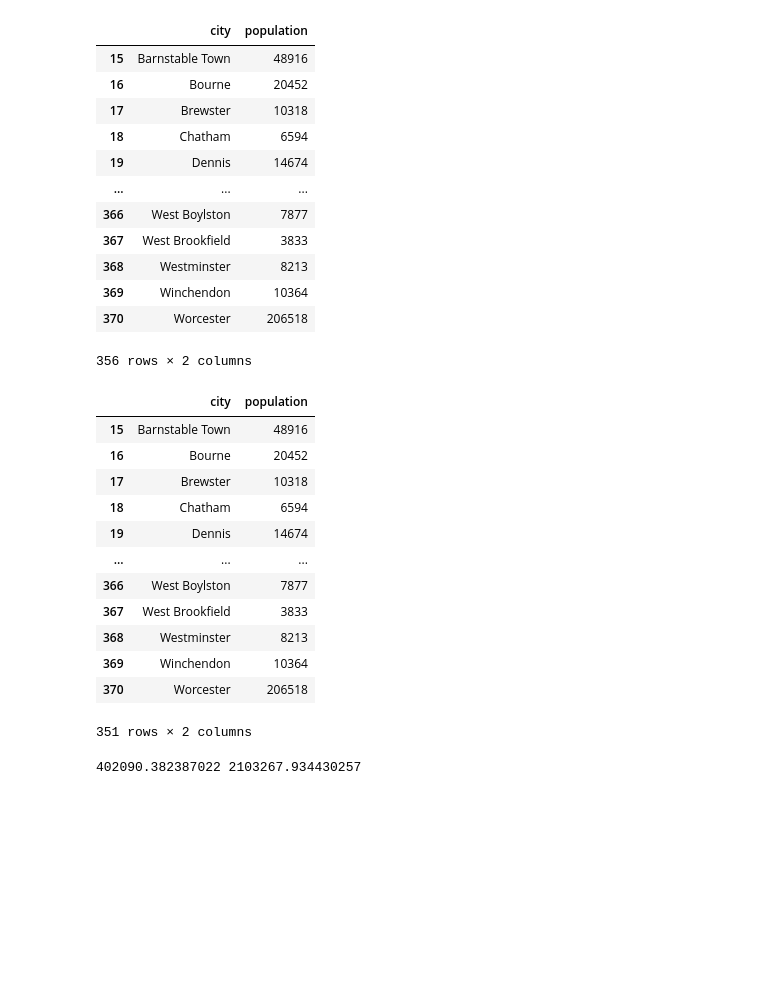
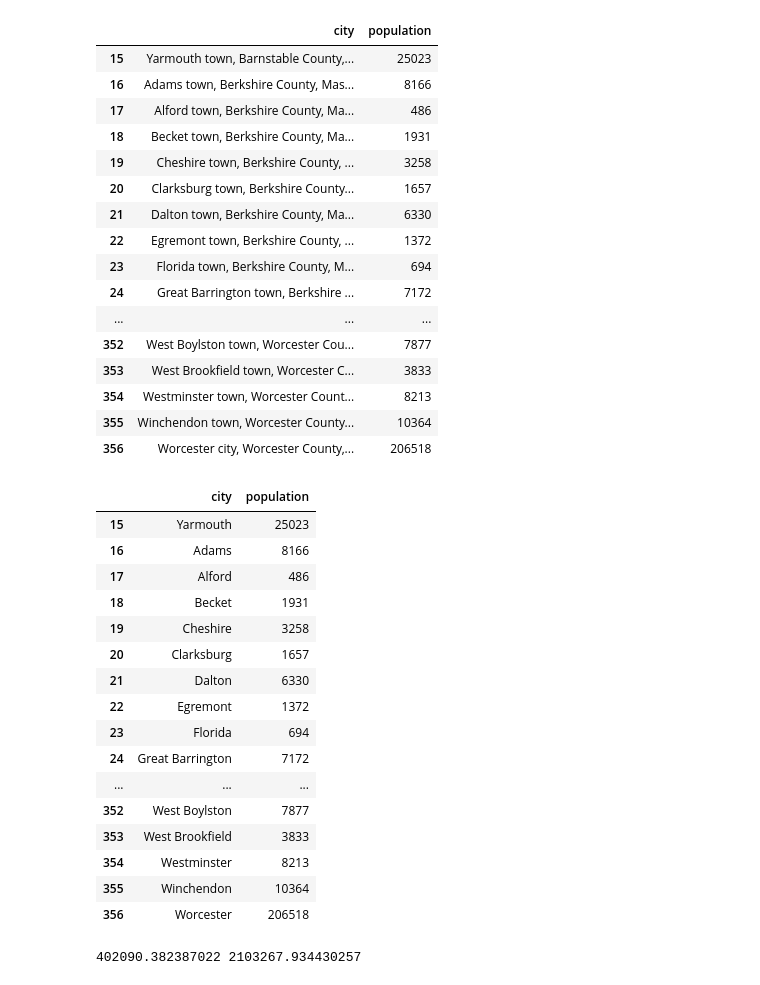
Before and after one commit to specificlanguage/gbh_earmarks, a Jupyter notebook: earmark_analysis.ipynb, the cells around one changed output. Cells and saved outputs as stored; diff of their text form; code cells hidden in the pictures; blank space fills up the shorter version.

Commit message:
Reget of Census data
Turns out place names isn't comprehensive of massachusetts as a whole, it's ironically County Subdivisions

```diff
--- a/earmark_analysis.ipynb
+++ b/earmark_analysis.ipynb
@@ -21,26 +41,30 @@ earmarks.head()
 # %%
 # Population
 
-population = pd.read_csv("data/ma_census/Massachusetts_MA.csv")
-population = population.rename(columns={"BASENAME": "city", "POP100": "population"}, errors="raise")
+population = pd.read_csv("data/ma_census/population.csv", header=1)
+population = population.rename(columns={"Geographic Area Name": "city", " !!Total:": "population"}, errors="raise")
 # print(population.head())
 population = population.loc[15:370, ["city", "population"]] # Comment this line out if you want less condensed statistics for population, including racial distribution
 
 population
 # %% [output]
 |  | city | population |
-| 15 | Barnstable Town | 48916 |
-| 16 | Bourne | 20452 |
-| 17 | Brewster | 10318 |
-| 18 | Chatham | 6594 |
-| 19 | Dennis | 14674 |
+| 15 | Yarmouth town, Barnstable County,... | 25023 |
+| 16 | Adams town, Berkshire County, Mas... | 8166 |
+| 17 | Alford town, Berkshire County, Ma... | 486 |
+| 18 | Becket town, Berkshire County, Ma... | 1931 |
+| 19 | Cheshire town, Berkshire County, ... | 3258 |
+| 20 | Clarksburg town, Berkshire County... | 1657 |
+| 21 | Dalton town, Berkshire County, Ma... | 6330 |
+| 22 | Egremont town, Berkshire County, ... | 1372 |
+| 23 | Florida town, Berkshire County, M... | 694 |
+| 24 | Great Barrington town, Berkshire ... | 7172 |
 | ... | ... | ... |
-| 366 | West Boylston | 7877 |
-| 367 | West Brookfield | 3833 |
-| 368 | Westminster | 8213 |
-| 369 | Winchendon | 10364 |
-| 370 | Worcester | 206518 |
+| 352 | West Boylston town, Worcester Cou... | 7877 |
+| 353 | West Brookfield town, Worcester C... | 3833 |
+| 354 | Westminster town, Worcester Count... | 8213 |
+| 355 | Winchendon town, Worcester County... | 10364 |
+| 356 | Worcester city, Worcester County,... | 206518 |
-356 rows × 2 columns
 # %%
 
 new_names = {}
@@ -50,25 +74,29 @@ for c in population["city"]:
     if c == "Massachusetts":
         new_names[c] = "Massachusetts"
     else:
-        new_names[c] = re.sub(r"(( Town)? (city)|(Center)? (CDP))(, )$", "", c) # Replaces "Massachusetts"
+        new_names[c] = re.sub(r" (town|city)?, \w* County, Massachusetts$", "", c) # Replaces "Massachusetts"
 population = population.replace(new_names)
 population = population.loc[~population["city"].isin(["County subdivisions not defined"])]
 population.sort_values(by="city")
 population
 # %% [output]
 |  | city | population |
-| 15 | Barnstable Town | 48916 |
-| 16 | Bourne | 20452 |
-| 17 | Brewster | 10318 |
-| 18 | Chatham | 6594 |
-| 19 | Dennis | 14674 |
+| 15 | Yarmouth | 25023 |
+| 16 | Adams | 8166 |
+| 17 | Alford | 486 |
+| 18 | Becket | 1931 |
+| 19 | Cheshire | 3258 |
+| 20 | Clarksburg | 1657 |
+| 21 | Dalton | 6330 |
+| 22 | Egremont | 1372 |
+| 23 | Florida | 694 |
+| 24 | Great Barrington | 7172 |
 | ... | ... | ... |
-| 366 | West Boylston | 7877 |
-| 367 | West Brookfield | 3833 |
-| 368 | Westminster | 8213 |
-| 369 | Winchendon | 10364 |
-| 370 | Worcester | 206518 |
+| 352 | West Boylston | 7877 |
+| 353 | West Brookfield | 3833 |
+| 354 | Westminster | 8213 |
+| 355 | Winchendon | 10364 |
+| 356 | Worcester | 206518 |
-351 rows × 2 columns
 # %%
 # TODO: clean census towns from the census data cleaned above
 # %%
```
Also changed, not shown: parts of 2 cells of this notebook, 2 other files.
